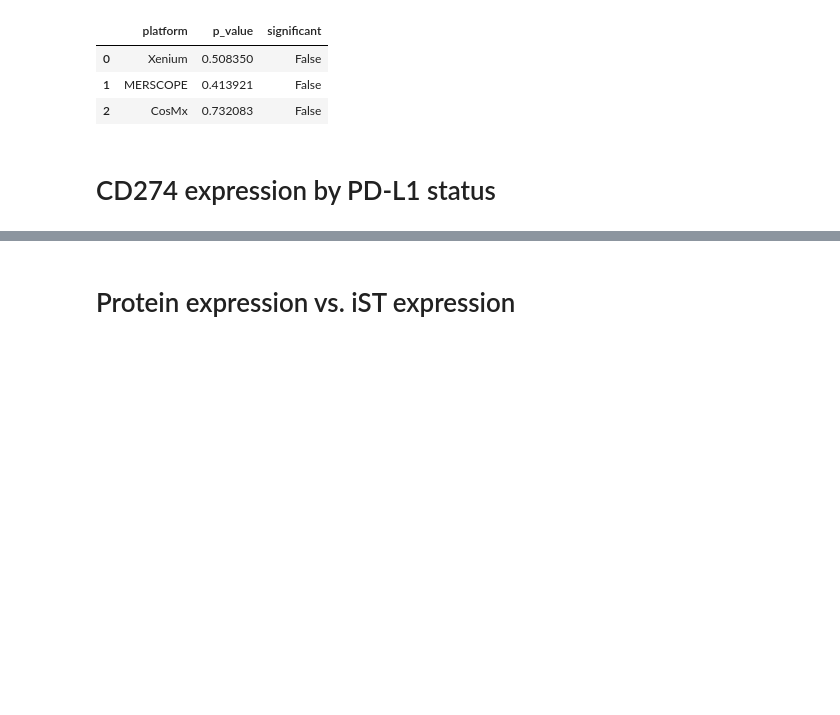
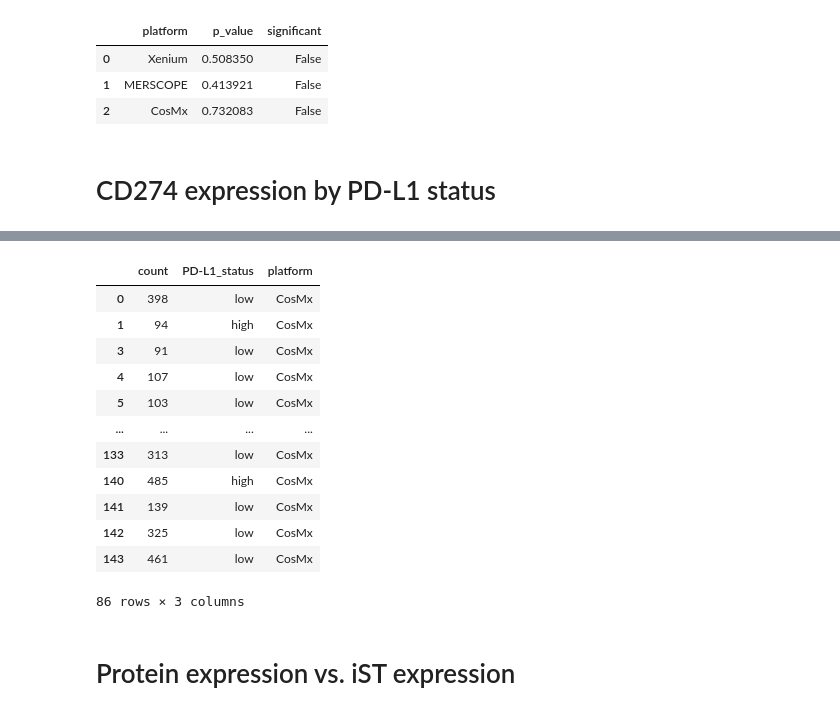
Before and after one commit to broadinstitute/ist_benchmarking, a Jupyter notebook: 11_protein_validation_light.ipynb, the cells around one changed output, grey strips where cells are left out. Drawn from its saved outputs; the diff is of its cells as text; code cells hidden in the pictures; blank space fills up the shorter version.

```diff
--- a/11_protein_validation_light.ipynb
+++ b/11_protein_validation_light.ipynb
@@ -245,3 +245,19 @@ The PostScript backend does not support transparency; partially transparent arti
+# %%
+subset
+# %% [output]
+|  | count | PD-L1_status | platform |
+| 0 | 398 | low | CosMx |
+| 1 | 94 | high | CosMx |
+| 3 | 91 | low | CosMx |
+| 4 | 107 | low | CosMx |
+| 5 | 103 | low | CosMx |
+| ... | ... | ... | ... |
+| 133 | 313 | low | CosMx |
+| 140 | 485 | high | CosMx |
+| 141 | 139 | low | CosMx |
+| 142 | 325 | low | CosMx |
+| 143 | 461 | low | CosMx |
+86 rows × 3 columns
 # %% [markdown]
 # Protein expression vs. iST expression
 # %%
```
Also changed, not shown: parts of 4 cells of this notebook, 1 other file.
